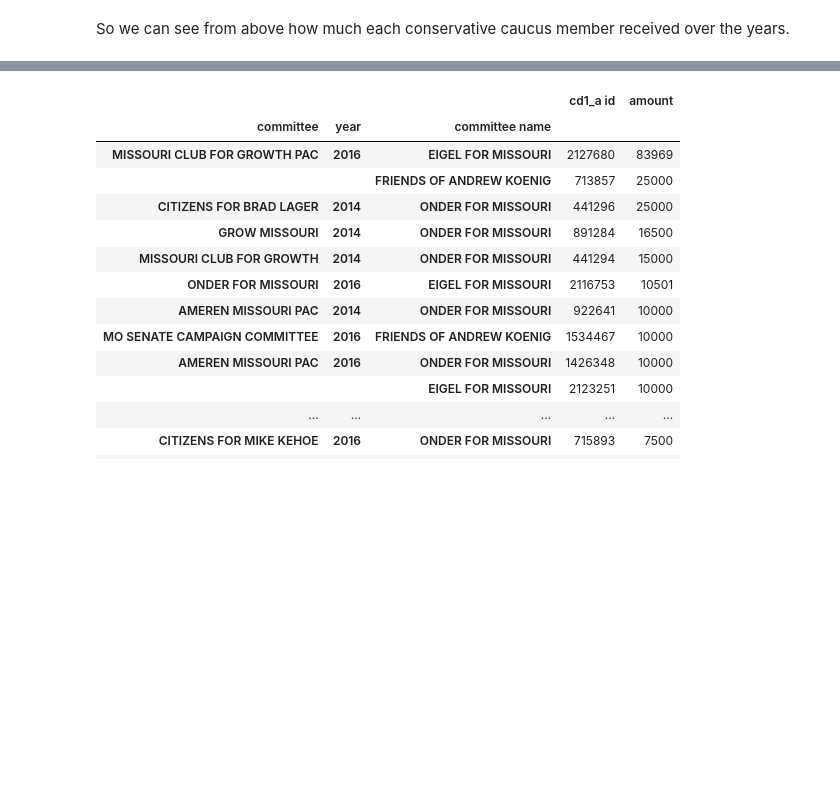
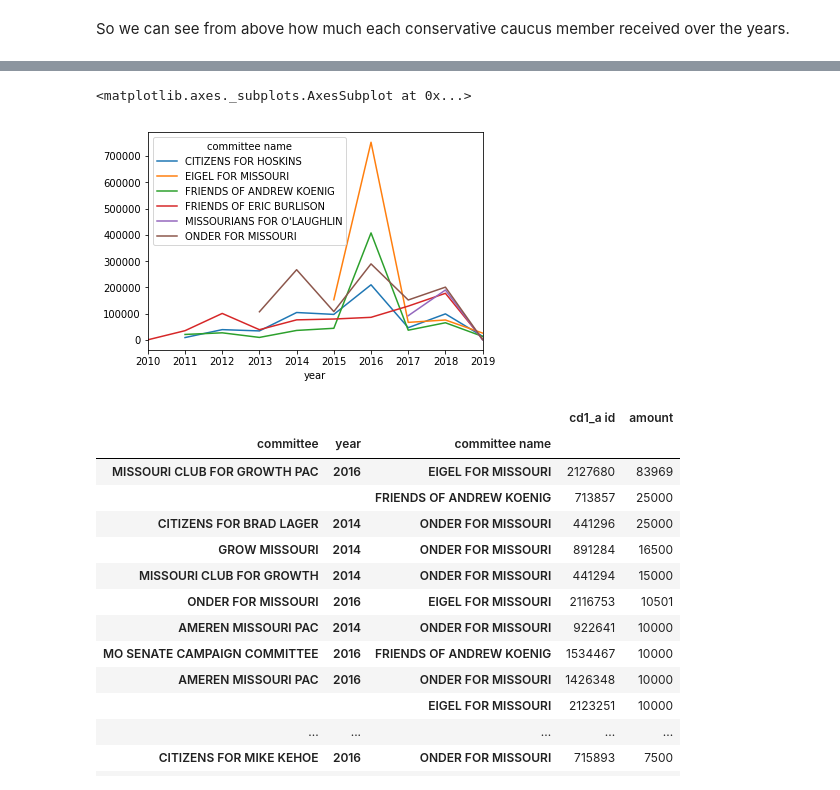
Before and after one commit to StellaYu101/ADJ_8_campaign_finance, a Jupyter notebook: Final_assignment_Campaign_finance_Stella_Yu.ipynb, the cells around one changed output, grey strips where cells are left out. Drawn from its saved outputs; the diff is of its cells as text; code cells hidden in the pictures; blank space fills up the shorter version.

```diff
--- a/Final_assignment_Campaign_finance_Stella_Yu.ipynb
+++ b/Final_assignment_Campaign_finance_Stella_Yu.ipynb
@@ -118,3 +118,6 @@ total_by_year = total_by_year.reset_index()
 total_by_year #very nice
 ##don't know how to plot these guys as multiple lines tho. I wanna visualize the comparison of the amount of money they each received.
 ##HOLD THAT THOUGHT. I'LL CIRCLE BACK TO IT.
+
+##Trying out Chase's code:
+table = pd.pivot_table(total_by_year, values='amount', index='committee name', columns='year', aggfunc=np.sum)
@@ -139,3 +135,8 @@ total_by_year #very nice
+# %%
+table.T.plot()
+# %% [output]
+<matplotlib.axes._subplots.AxesSubplot at 0x...>
+[figure, added]
 # %%
 ##So I wonder who gave the most money and how much did this pac give to each lawmaker?
 groupdonor = data.groupby(['committee', 'year', 'committee name'])
```
Also changed, not shown: parts of 5 cells of this notebook.
